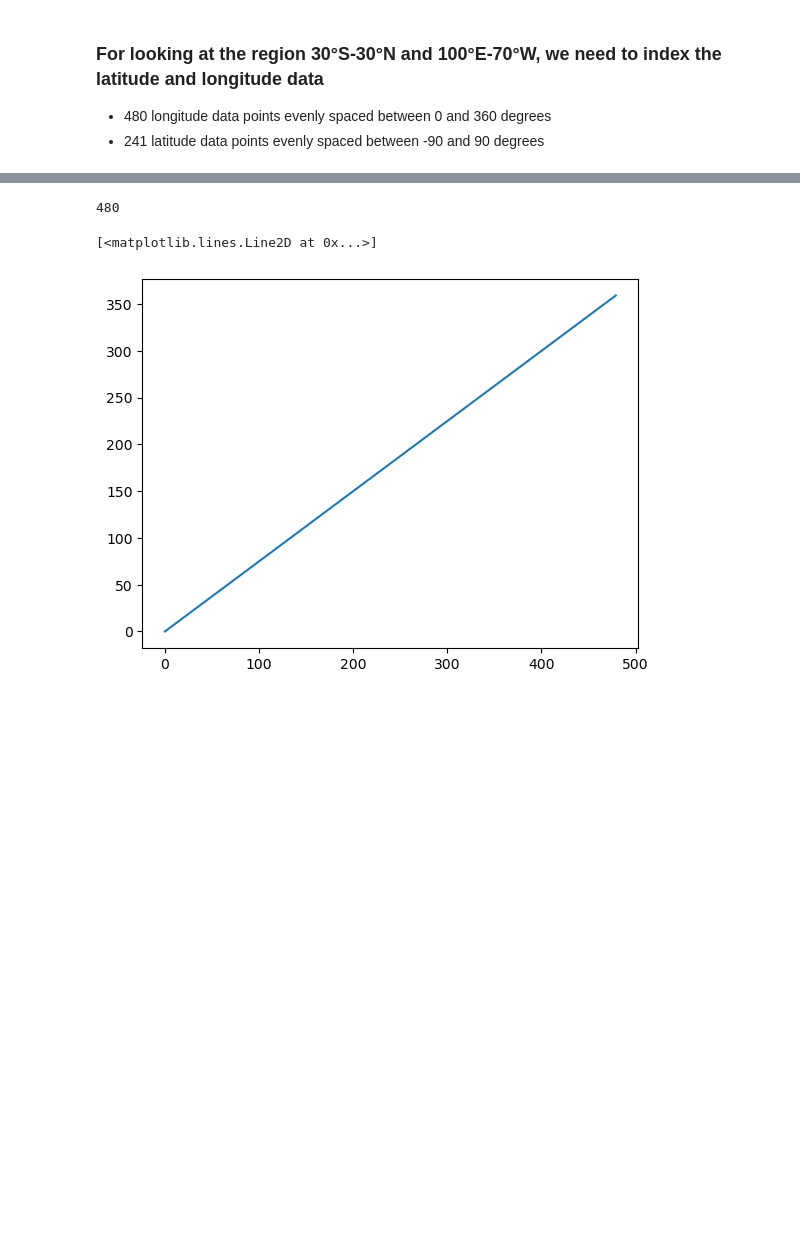
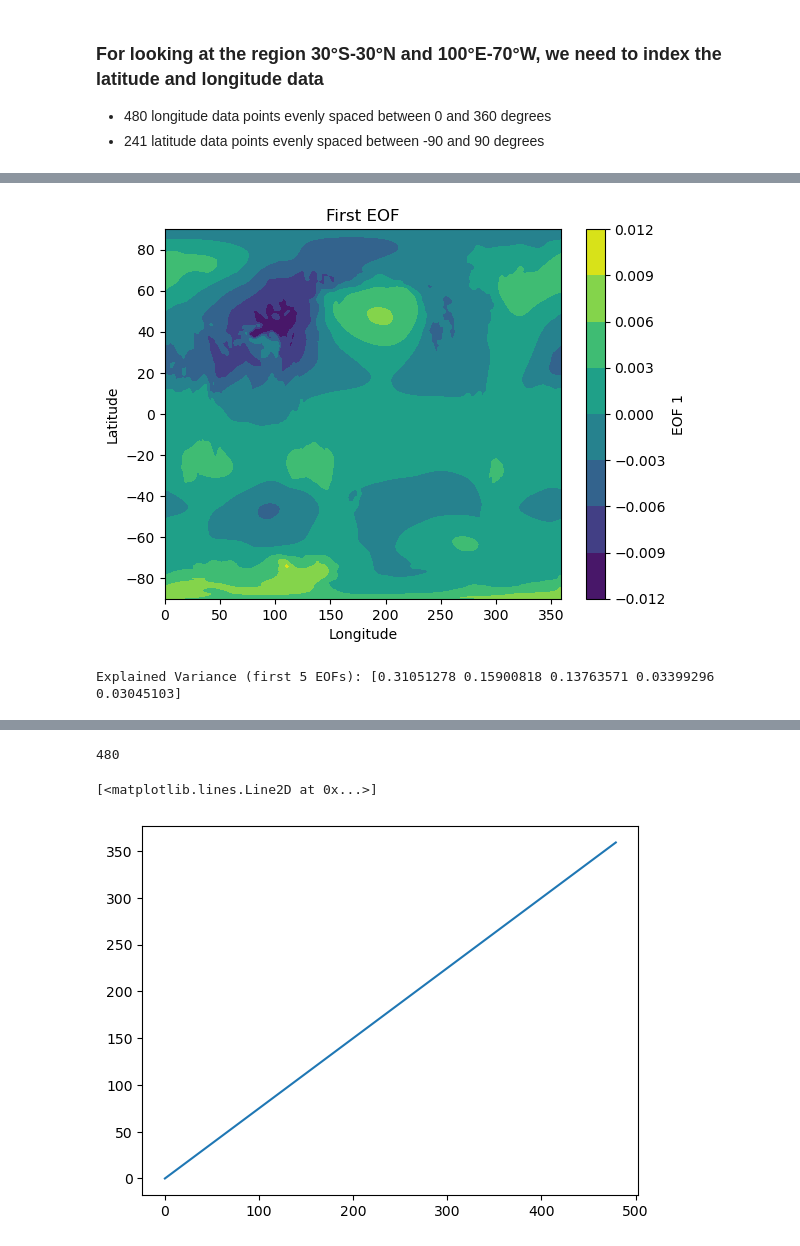
Before and after one commit to anya-gray/Climatology, a Jupyter notebook: firstScript.ipynb, the cells around one changed output, grey strips where cells are left out. Saved outputs shown, nothing was run; the diff lists cells and outputs as text; code cells hidden in the pictures; blank space fills up the shorter version.

Commit message:
14:45 19/11 anya
using the Eof package with help from chatGPT. turns out using to_numpy() might not be necessary in the end

```diff
--- a/firstScript.ipynb
+++ b/firstScript.ipynb
@@ -159,0 +42,18 @@ array(0., dtype=float32)
+# %%
+# Extract the variable of interest (e.g., 'temperature')
+msl_data = msl_ds['msl']  # Replace 'temperature' with your variable name
+
+# Reshape data if necessary (e.g., lat, lon, time -> (space, time))
+msl_data_reshaped = msl_data.stack(space=('latitude', 'longitude'))  # Replace 'lat', 'lon' with your coordinates
+msl_data_array = msl_data_reshaped.values  # Convert to a NumPy array
+
+# Handle missing data (if necessary)
+msl_data_masked = np.ma.masked_invalid(msl_data_array)
+
+# Initialize the solver
+msl_solver = Eof(msl_data_masked)
+# %%
+# Compute EOFs, PCs, and explained variance
+eofs = msl_solver.eofs(neofs=5)  # First 5 EOFs
+pcs = msl_solver.pcs(npcs=5, pcscaling=1)  # Principal components
+variance = msl_solver.varianceFraction(neigs=5)  # Explained variance fraction
@@ -159,0 +80,15 @@ array(0., dtype=float32)
+# %%
+# Plot the first EOF
+plt.figure()
+plt.contourf(msl_data['longitude'], msl_data['latitude'], eofs[0].reshape(msl_data.shape[1:]))
+plt.colorbar(label='EOF 1')
+plt.title('First EOF')
+plt.xlabel('Longitude')
+plt.ylabel('Latitude')
+plt.show()
+
+# Print explained variance
+print("Explained Variance (first 5 EOFs):", variance)
+# %% [output]
+[figure, added]
+Explained Variance (first 5 EOFs): [0.31051278 0.15900818 0.13763571 0.03399296 0.03045103]
```
Also changed, not shown: parts of 14 cells of this notebook.
